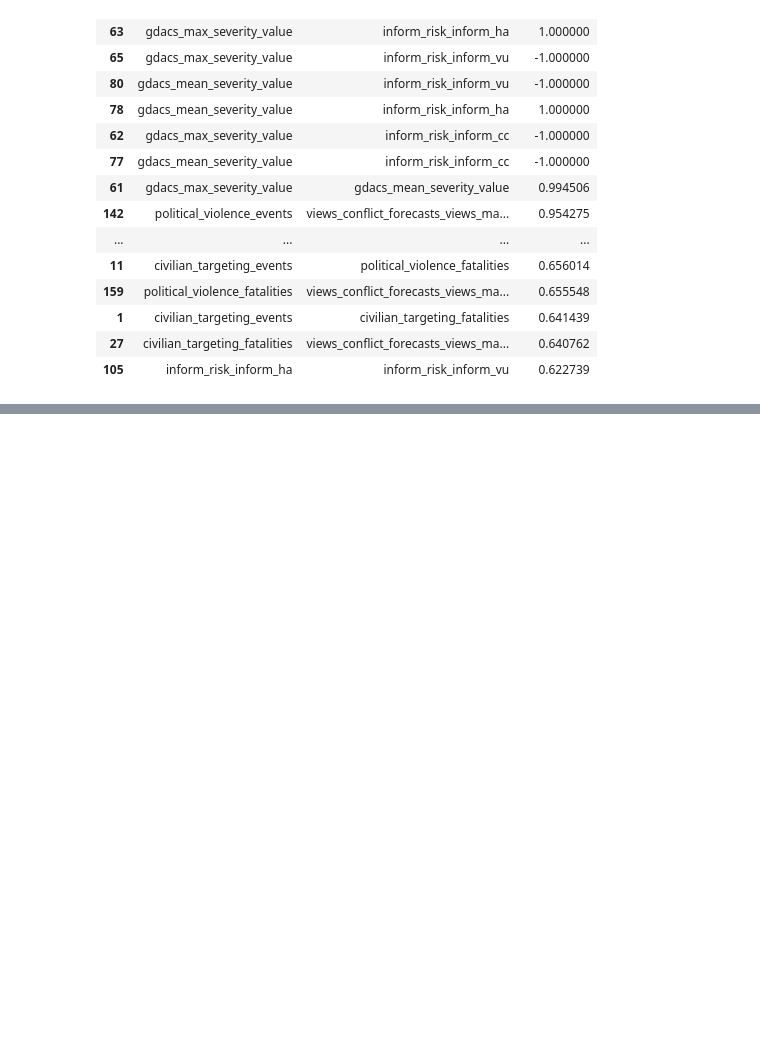
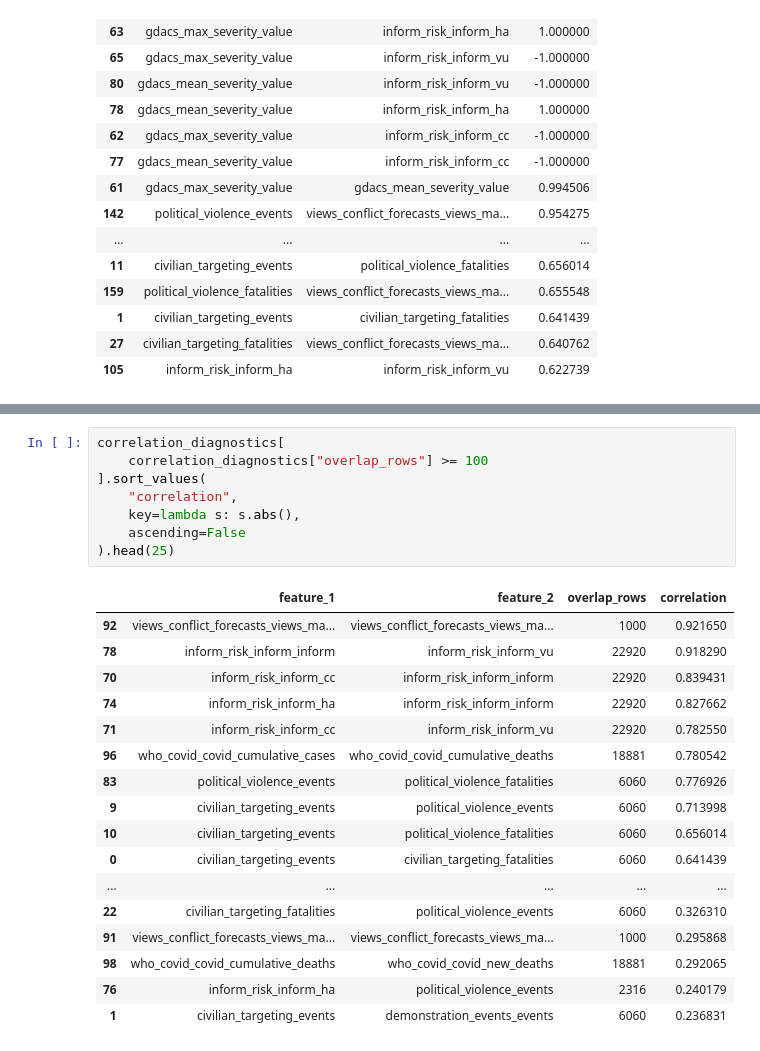
Before and after one commit to Arobnett/HDX-sources-and-more-API-connection, a Jupyter notebook: notebooks/04_eda_open_source.ipynb, the cells around one changed output, grey strips where cells are left out. Drawn from its saved outputs; the diff is of its cells as text; blank space fills up the shorter version.

```diff
--- a/notebooks/04_eda_open_source.ipynb
+++ b/notebooks/04_eda_open_source.ipynb
@@ -197,0 +251,26 @@ correlations.sort_values('correlation', key=lambda s: s.abs(), ascending=False).
+# %%
+correlation_diagnostics[
+    correlation_diagnostics["overlap_rows"] >= 100
+].sort_values(
+    "correlation",
+    key=lambda s: s.abs(),
+    ascending=False
+).head(25)
+# %% [output]
+|  | feature_1 | feature_2 | overlap_rows | correlation |
+| 92 | views_conflict_forecasts_views_ma... | views_conflict_forecasts_views_ma... | 1000 | 0.921650 |
+| 78 | inform_risk_inform_inform | inform_risk_inform_vu | 22920 | 0.918290 |
+| 70 | inform_risk_inform_cc | inform_risk_inform_inform | 22920 | 0.839431 |
+| 74 | inform_risk_inform_ha | inform_risk_inform_inform | 22920 | 0.827662 |
+| 71 | inform_risk_inform_cc | inform_risk_inform_vu | 22920 | 0.782550 |
+| 96 | who_covid_covid_cumulative_cases | who_covid_covid_cumulative_deaths | 18881 | 0.780542 |
+| 83 | political_violence_events | political_violence_fatalities | 6060 | 0.776926 |
+| 9 | civilian_targeting_events | political_violence_events | 6060 | 0.713998 |
+| 10 | civilian_targeting_events | political_violence_fatalities | 6060 | 0.656014 |
+| 0 | civilian_targeting_events | civilian_targeting_fatalities | 6060 | 0.641439 |
+| ... | ... | ... | ... | ... |
+| 22 | civilian_targeting_fatalities | political_violence_events | 6060 | 0.326310 |
+| 91 | views_conflict_forecasts_views_ma... | views_conflict_forecasts_views_ma... | 1000 | 0.295868 |
+| 98 | who_covid_covid_cumulative_deaths | who_covid_covid_new_deaths | 18881 | 0.292065 |
+| 76 | inform_risk_inform_ha | political_violence_events | 2316 | 0.240179 |
+| 1 | civilian_targeting_events | demonstration_events_events | 6060 | 0.236831 |
```
Also changed, not shown: parts of 10 cells of this notebook.
